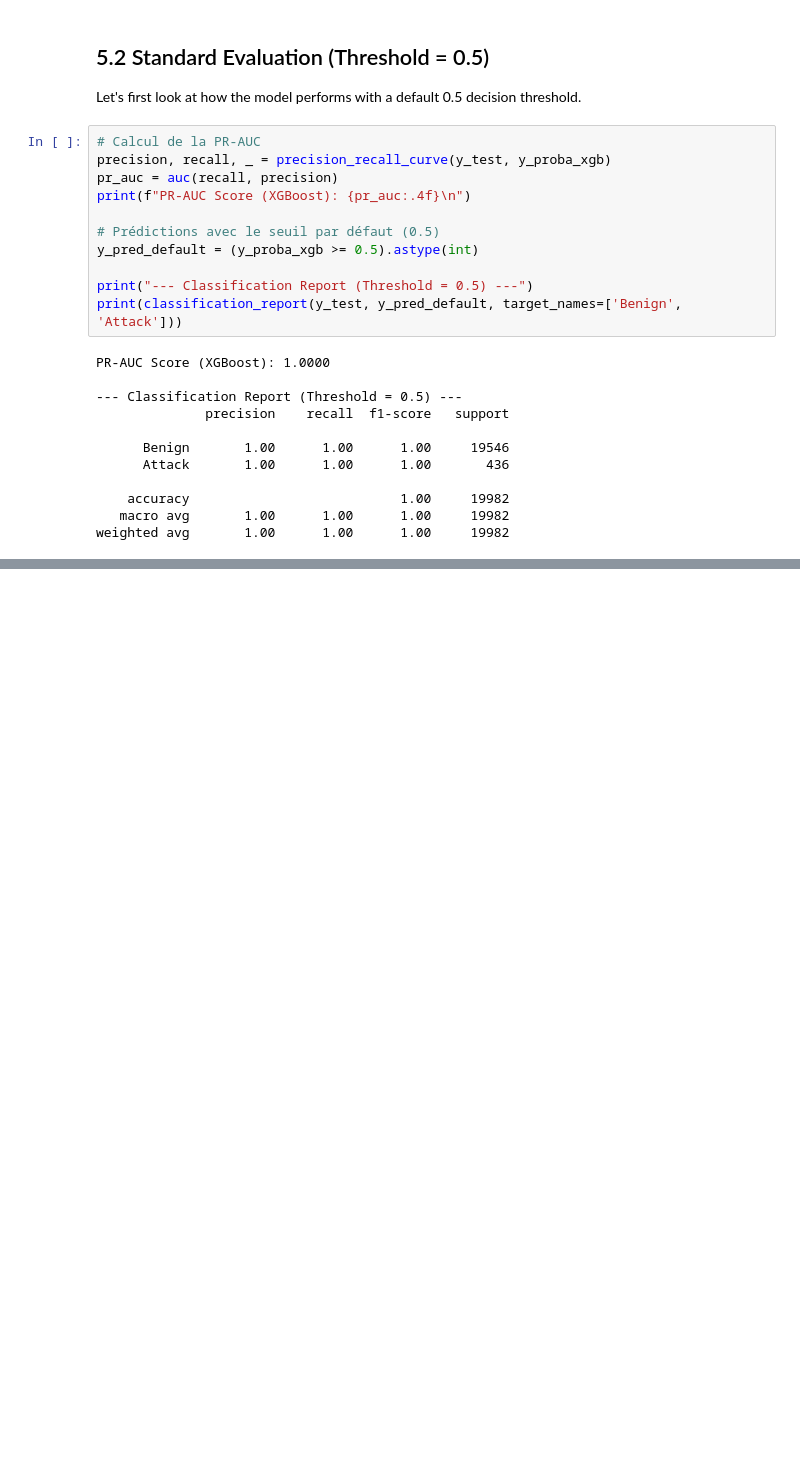
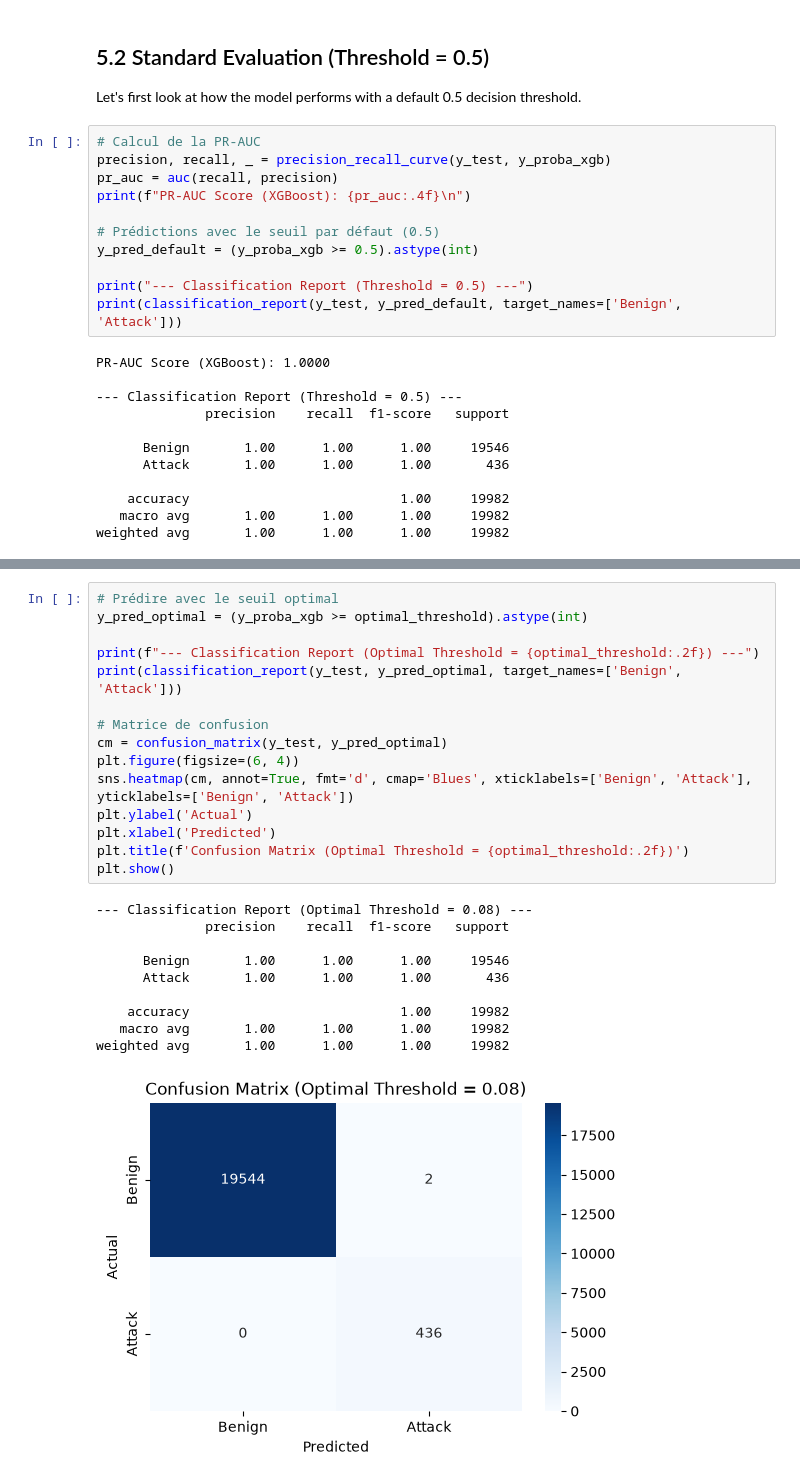
Before and after one commit to ephremkadja01-coder/nids-cicids2017, a Jupyter notebook: ml/notebooks/05_evaluation.ipynb, the cells around one changed output, grey strips where cells are left out. Cells and saved outputs as stored; diff of their text form; blank space fills up the shorter version.

```diff
--- a/ml/notebooks/05_evaluation.ipynb
+++ b/ml/notebooks/05_evaluation.ipynb
@@ -63,0 +99,26 @@ SyntaxError: unterminated string literal (detected at line 4) (3331905723.py, li
+# %%
+# Prédire avec le seuil optimal
+y_pred_optimal = (y_proba_xgb >= optimal_threshold).astype(int)
+
+print(f"--- Classification Report (Optimal Threshold = {optimal_threshold:.2f}) ---")
+print(classification_report(y_test, y_pred_optimal, target_names=['Benign', 'Attack']))
+
+# Matrice de confusion
+cm = confusion_matrix(y_test, y_pred_optimal)
+plt.figure(figsize=(6, 4))
+sns.heatmap(cm, annot=True, fmt='d', cmap='Blues', xticklabels=['Benign', 'Attack'], yticklabels=['Benign', 'Attack'])
+plt.ylabel('Actual')
+plt.xlabel('Predicted')
+plt.title(f'Confusion Matrix (Optimal Threshold = {optimal_threshold:.2f})')
+plt.show()
+# %% [output]
+--- Classification Report (Optimal Threshold = 0.08) ---
+              precision    recall  f1-score   support
+
+      Benign       1.00      1.00      1.00     19546
+      Attack       1.00      1.00      1.00       436
+
+    accuracy                           1.00     19982
+   macro avg       1.00      1.00      1.00     19982
+weighted avg       1.00      1.00      1.00     19982
+[figure, added]
```
Also changed, not shown: parts of 7 cells of this notebook, 4 other files.
